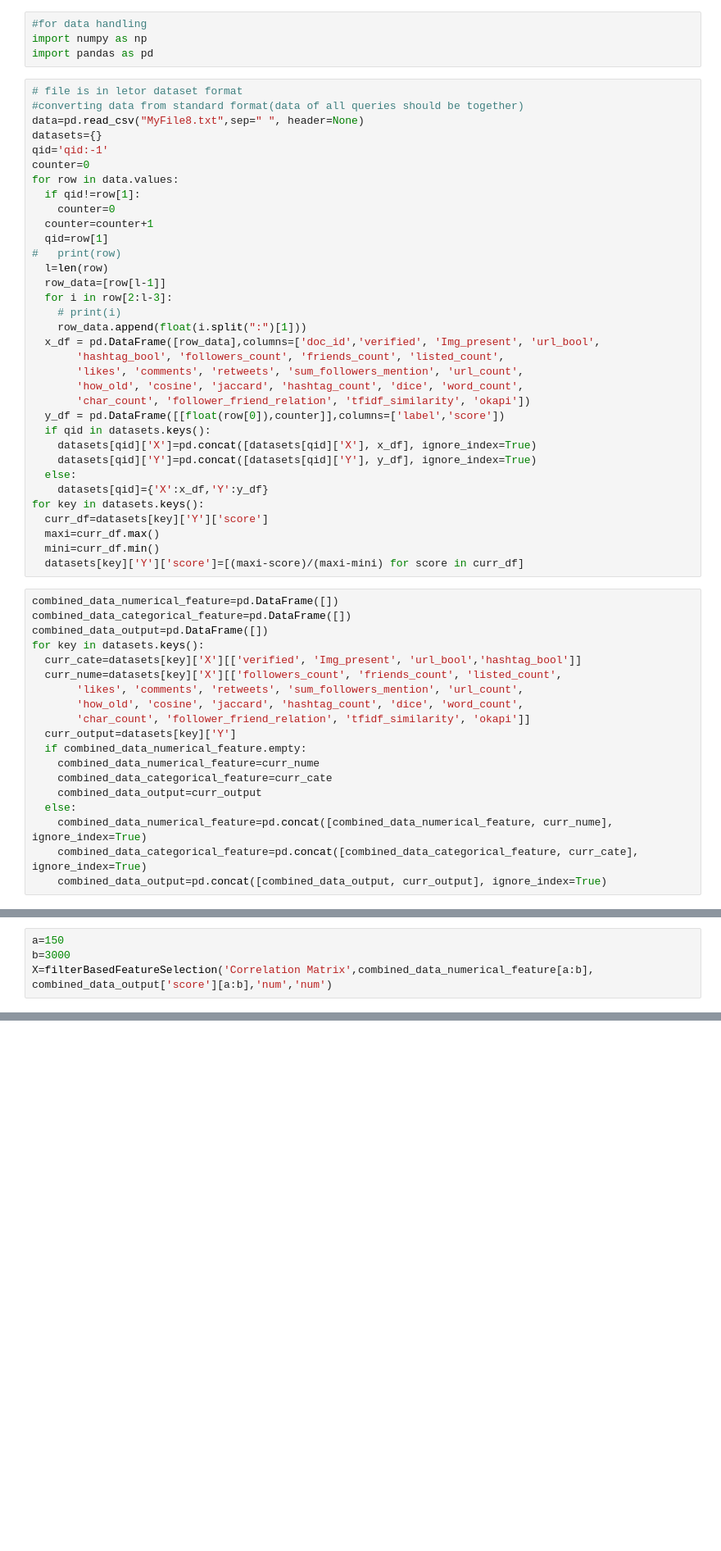
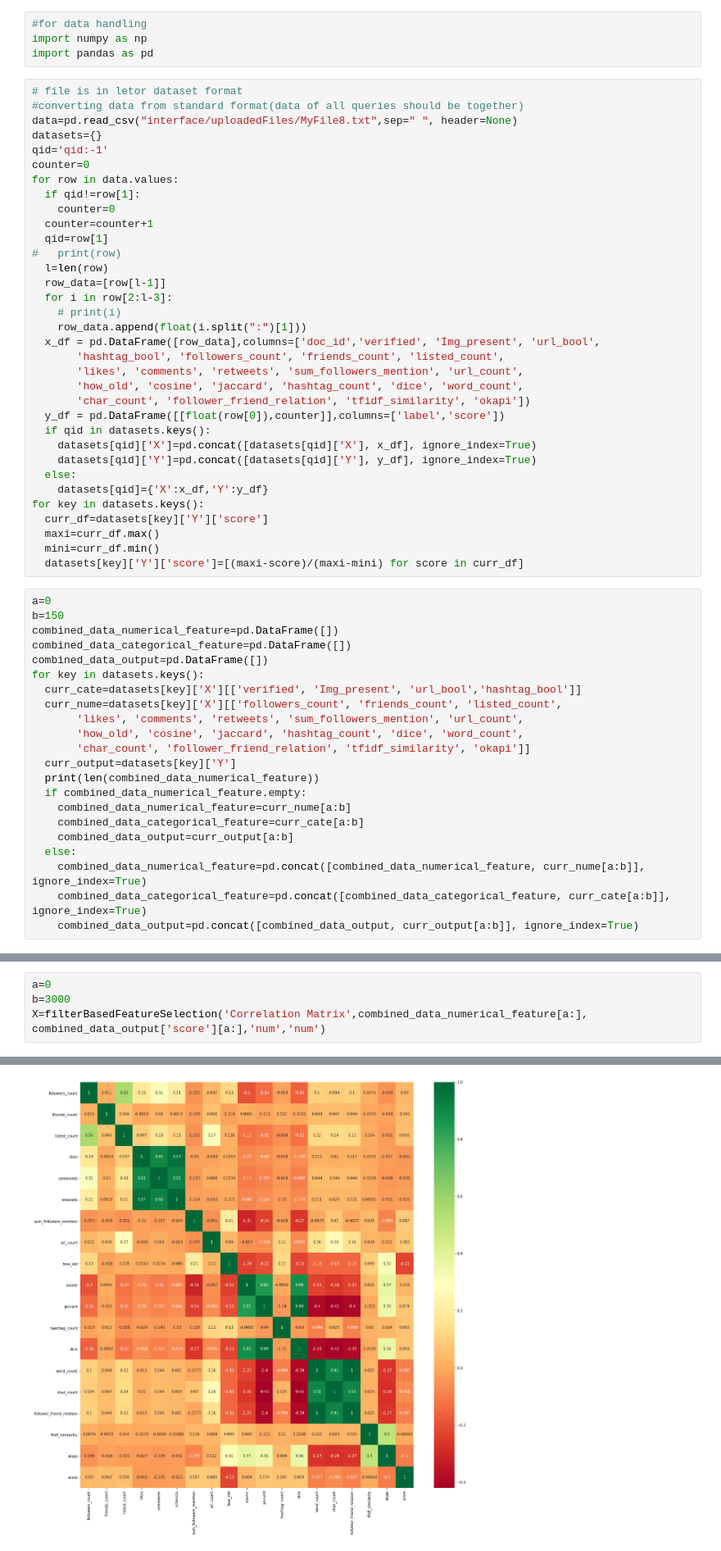
Before and after one commit to AnuragBarfa/BTP, a Jupyter notebook: featureAnalysis.ipynb, the cells around one changed output, grey strips where cells are left out. Shown at 82% size. Saved outputs shown, nothing was run; the diff lists cells and outputs as text; blank space fills up the shorter version.

```diff
--- a/featureAnalysis.ipynb
+++ b/featureAnalysis.ipynb
@@ -5,7 +5,7 @@ import pandas as pd
 # %%
 # file is in letor dataset format
 #converting data from standard format(data of all queries should be together)
-data=pd.read_csv("MyFile8.txt",sep=" ", header=None)
+data=pd.read_csv("interface/uploadedFiles/MyFile8.txt",sep=" ", header=None)
 datasets={}
 qid='qid:-1'
 counter=0
@@ -37,6 +37,8 @@ for key in datasets.keys():
   mini=curr_df.min()
   datasets[key]['Y']['score']=[(maxi-score)/(maxi-mini) for score in curr_df]
 # %%
+a=0
+b=150
 combined_data_numerical_feature=pd.DataFrame([])
 combined_data_categorical_feature=pd.DataFrame([])
 combined_data_output=pd.DataFrame([])
@@ -47,11 +49,12 @@ for key in datasets.keys():
        'how_old', 'cosine', 'jaccard', 'hashtag_count', 'dice', 'word_count',
        'char_count', 'follower_friend_relation', 'tfidf_similarity', 'okapi']]
   curr_output=datasets[key]['Y']
+  print(len(combined_data_numerical_feature))
   if combined_data_numerical_feature.empty:
-    combined_data_numerical_feature=curr_nume
-    combined_data_categorical_feature=curr_cate
-    combined_data_output=curr_output
+    combined_data_numerical_feature=curr_nume[a:b]
+    combined_data_categorical_feature=curr_cate[a:b]
+    combined_data_output=curr_output[a:b]
   else:
-    combined_data_numerical_feature=pd.concat([combined_data_numerical_feature, curr_nume], ignore_index=True)
-    combined_data_categorical_feature=pd.concat([combined_data_categorical_feature, curr_cate], ignore_index=True)
-    combined_data_output=pd.concat([combined_data_output, curr_output], ignore_index=True)
+    combined_data_numerical_feature=pd.concat([combined_data_numerical_feature, curr_nume[a:b]], ignore_index=True)
+    combined_data_categorical_feature=pd.concat([combined_data_categorical_feature, curr_cate[a:b]], ignore_index=True)
+    combined_data_output=pd.concat([combined_data_output, curr_output[a:b]], ignore_index=True)
@@ -122,4 +162,5 @@ filterBasedFeatureSelection('Univariate Selection',combined_data_numerical_featu
 # %%
-a=150
+a=0
 b=3000
-X=filterBasedFeatureSelection('Correlation Matrix',combined_data_numerical_feature[a:b], combined_data_output['score'][a:b],'num','num')
+X=filterBasedFeatureSelection('Correlation Matrix',combined_data_numerical_feature[a:], combined_data_output['score'][a:],'num','num')
+# %% [output]
@@ -126,3 +185,4 @@ X=filterBasedFeatureSelection('Correlation Matrix',combined_data_numerical_featu
+[figure, added]
 # %%
 #https://medium.com/@aneesha/recursive-feature-elimination-with-scikit-learn-3a2cbdf23fb7
 #Wrapper-based-Recursive Feature Elimination
```
Also changed, not shown: parts of 4 cells of this notebook, 11 other files.
